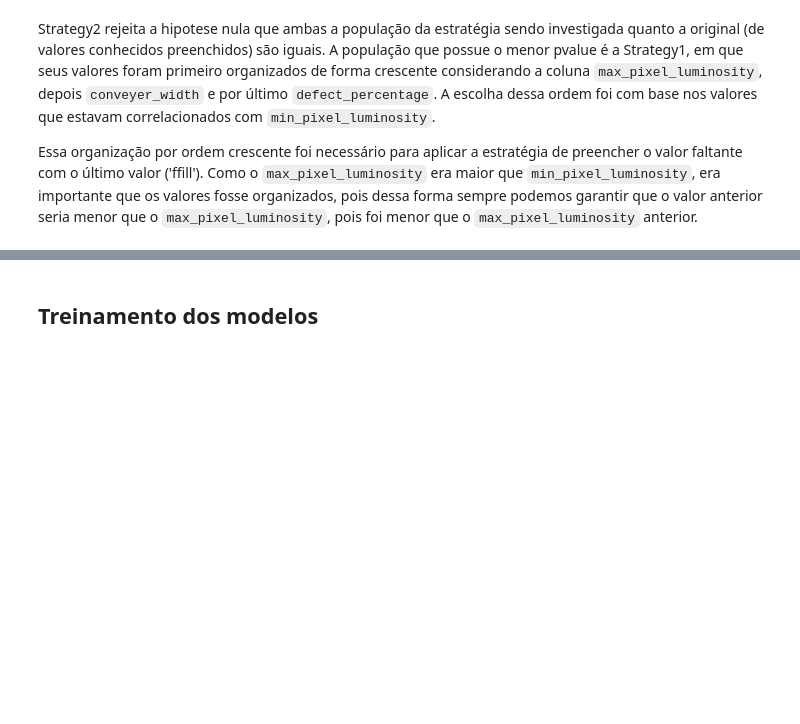
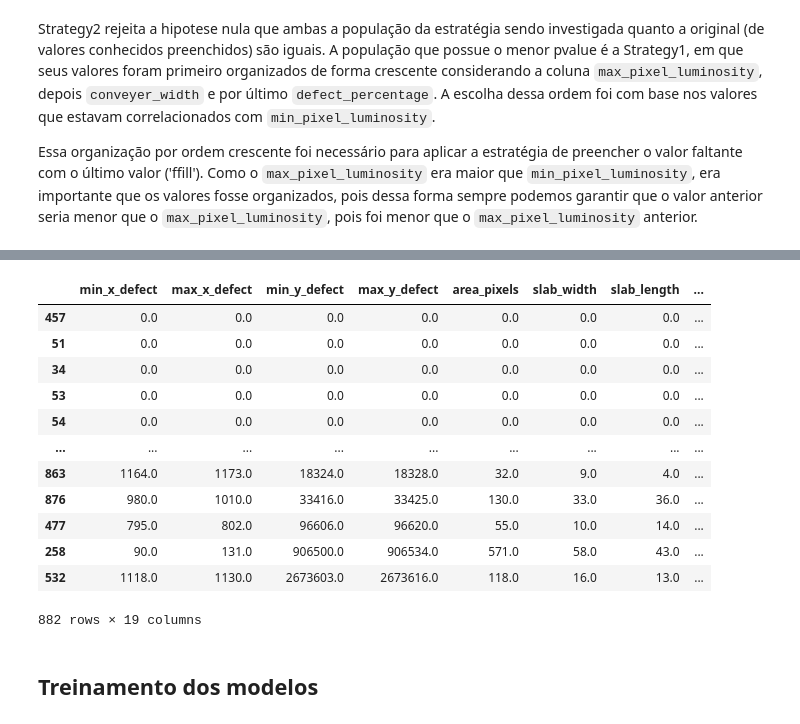
Before and after one commit to beamaia/steel-plates-arcelor, a Jupyter notebook: notebooks/desafio_beatriz_maia.ipynb, the cells around one changed output, grey strips where cells are left out. Drawn from its saved outputs; the diff is of its cells as text; code cells hidden in the pictures; blank space fills up the shorter version.

```diff
--- a/notebooks/desafio_beatriz_maia.ipynb
+++ b/notebooks/desafio_beatriz_maia.ipynb
@@ -782,16 +761,20 @@ Name: min_pixel_luminosity, dtype: float64
 # %%
-strategy1 = few_outliers_df.copy()
-strategy1 = strategy1.sort_values(by=['max_pixel_luminosity', 'conveyer_width', 'defect_percentage'])
+strategy1 = categorical_df.copy()
+strategy1 = strategy1.sort_values(by=['max_pixel_luminosity', 'type_of_steel', 'conveyer_width']) # estrategia usando valores com colunas com maior corr
 strategy1 = strategy1.fillna(method='pad')
 
-strategy2 = few_outliers_df.copy()
-strategy2 = strategy2.sort_values(by=['conveyer_width', 'defect_percentage', 'max_pixel_luminosity'])
+strategy2 = categorical_df.copy()
+strategy2 = strategy2.sort_values(by=['conveyer_width', 'defect_percentage', 'max_pixel_luminosity']) # hipotese minha
 strategy2 = strategy2.fillna(method='pad')
 
-strategy3 = few_outliers_df.copy()
-strategy3 = strategy3.sort_values(by=['conveyer_width', 'max_pixel_luminosity'])
+strategy3 = categorical_df.copy()
+strategy3 = strategy3.sort_values(by=['conveyer_width', 'max_pixel_luminosity']) # hipotese minha
 strategy3 = strategy3.fillna(method='pad')
 
-strategy4 = few_outliers_df.copy()
-strategy4 = strategy4.sort_values(by=['max_pixel_luminosity'])
+strategy4 = categorical_df.copy()
+strategy4 = strategy4.sort_values(by=['max_pixel_luminosity']) # estrategia com valores com coluna de maior corr
 strategy4 = strategy4.fillna(method='pad')
+
+strategy5 = categorical_df.copy()
+strategy5 = strategy4.sort_values(by=['max_pixel_luminosity', 'conveyer_width', 'defect_percentage']) # estrategia com valores com coluna de maior corr, antes de ter type_of_steel
+strategy5 = strategy4.fillna(method='pad')
@@ -910,3 +832,19 @@ post_nan_df = strategy4.copy()
+# %%
+post_nan_df
+# %% [output]
+|  | min_x_defect | max_x_defect | min_y_defect | max_y_defect | area_pixels | slab_width | slab_length | ... |
+| 457 | 0.0 | 0.0 | 0.0 | 0.0 | 0.0 | 0.0 | 0.0 | ... |
+| 51 | 0.0 | 0.0 | 0.0 | 0.0 | 0.0 | 0.0 | 0.0 | ... |
+| 34 | 0.0 | 0.0 | 0.0 | 0.0 | 0.0 | 0.0 | 0.0 | ... |
+| 53 | 0.0 | 0.0 | 0.0 | 0.0 | 0.0 | 0.0 | 0.0 | ... |
+| 54 | 0.0 | 0.0 | 0.0 | 0.0 | 0.0 | 0.0 | 0.0 | ... |
+| ... | ... | ... | ... | ... | ... | ... | ... | ... |
+| 863 | 1164.0 | 1173.0 | 18324.0 | 18328.0 | 32.0 | 9.0 | 4.0 | ... |
+| 876 | 980.0 | 1010.0 | 33416.0 | 33425.0 | 130.0 | 33.0 | 36.0 | ... |
+| 477 | 795.0 | 802.0 | 96606.0 | 96620.0 | 55.0 | 10.0 | 14.0 | ... |
+| 258 | 90.0 | 131.0 | 906500.0 | 906534.0 | 571.0 | 58.0 | 43.0 | ... |
+| 532 | 1118.0 | 1130.0 | 2673603.0 | 2673616.0 | 118.0 | 16.0 | 13.0 | ... |
+882 rows × 19 columns
 # %% [markdown]
 ## Treinamento dos modelos
 # %% [markdown]
```
Also changed, not shown: parts of 47 cells of this notebook.
